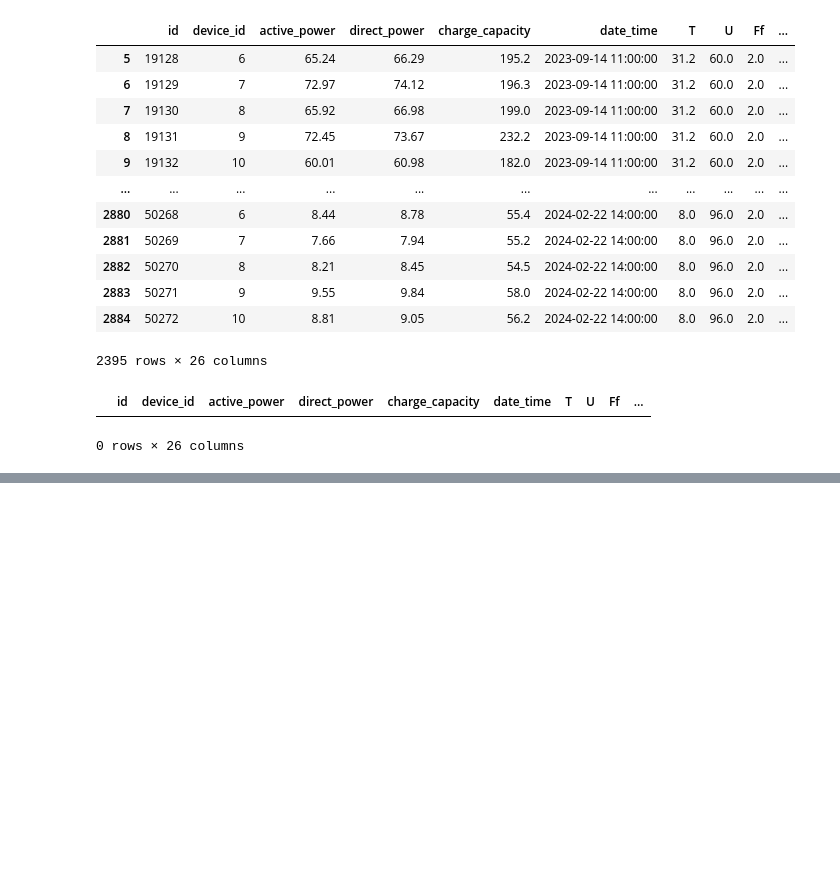
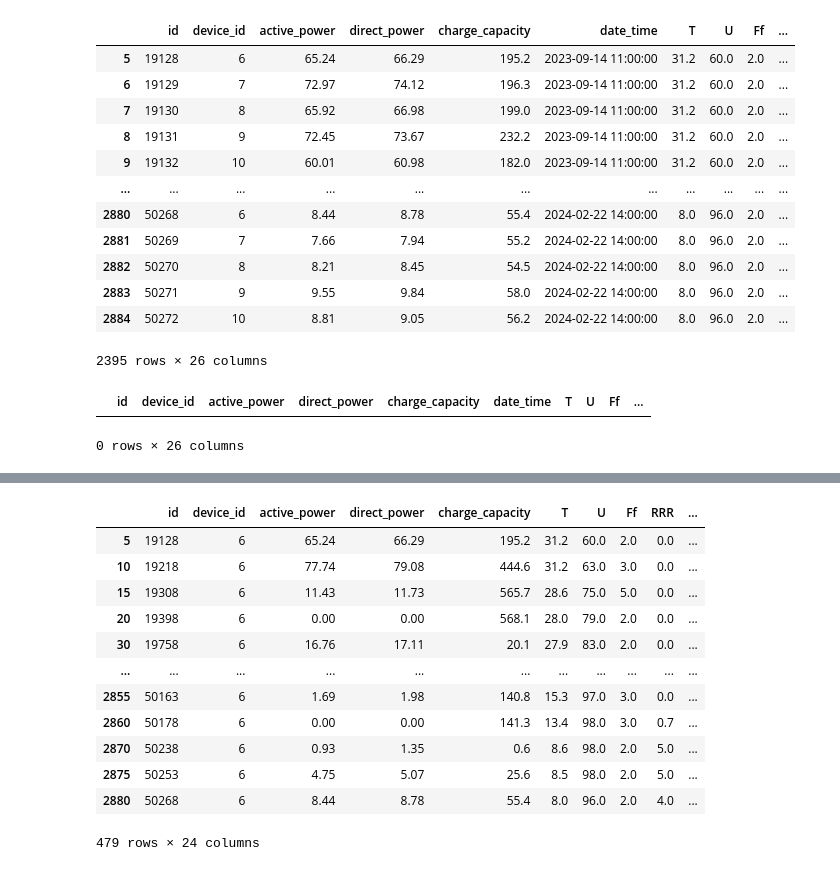
Before and after one commit to UGama/ChenTai_Power_Station, a Jupyter notebook: models_ cc.ipynb, the cells around one changed output, grey strips where cells are left out. Drawn from its saved outputs; the diff is of its cells as text; code cells hidden in the pictures; blank space fills up the shorter version.

```diff
--- a/models_ cc.ipynb
+++ b/models_ cc.ipynb
@@ -149,0 +221,18 @@ df.to_csv('df_cc_duplicate.csv')
+# %%
+df_dv6 = df[df['device_id'] == 6]
+df_dv6.to_csv('models_cc_data/df_dv6.csv')
+df_dv6
+# %% [output]
+|  | id | device_id | active_power | direct_power | charge_capacity | T | U | Ff | RRR | ... |
+| 5 | 19128 | 6 | 65.24 | 66.29 | 195.2 | 31.2 | 60.0 | 2.0 | 0.0 | ... |
+| 10 | 19218 | 6 | 77.74 | 79.08 | 444.6 | 31.2 | 63.0 | 3.0 | 0.0 | ... |
+| 15 | 19308 | 6 | 11.43 | 11.73 | 565.7 | 28.6 | 75.0 | 5.0 | 0.0 | ... |
+| 20 | 19398 | 6 | 0.00 | 0.00 | 568.1 | 28.0 | 79.0 | 2.0 | 0.0 | ... |
+| 30 | 19758 | 6 | 16.76 | 17.11 | 20.1 | 27.9 | 83.0 | 2.0 | 0.0 | ... |
+| ... | ... | ... | ... | ... | ... | ... | ... | ... | ... | ... |
+| 2855 | 50163 | 6 | 1.69 | 1.98 | 140.8 | 15.3 | 97.0 | 3.0 | 0.0 | ... |
+| 2860 | 50178 | 6 | 0.00 | 0.00 | 141.3 | 13.4 | 98.0 | 3.0 | 0.7 | ... |
+| 2870 | 50238 | 6 | 0.93 | 1.35 | 0.6 | 8.6 | 98.0 | 2.0 | 5.0 | ... |
+| 2875 | 50253 | 6 | 4.75 | 5.07 | 25.6 | 8.5 | 98.0 | 2.0 | 5.0 | ... |
+| 2880 | 50268 | 6 | 8.44 | 8.78 | 55.4 | 8.0 | 96.0 | 2.0 | 4.0 | ... |
+479 rows × 24 columns
```
Also changed, not shown: parts of 19 cells of this notebook, 8 other files.
